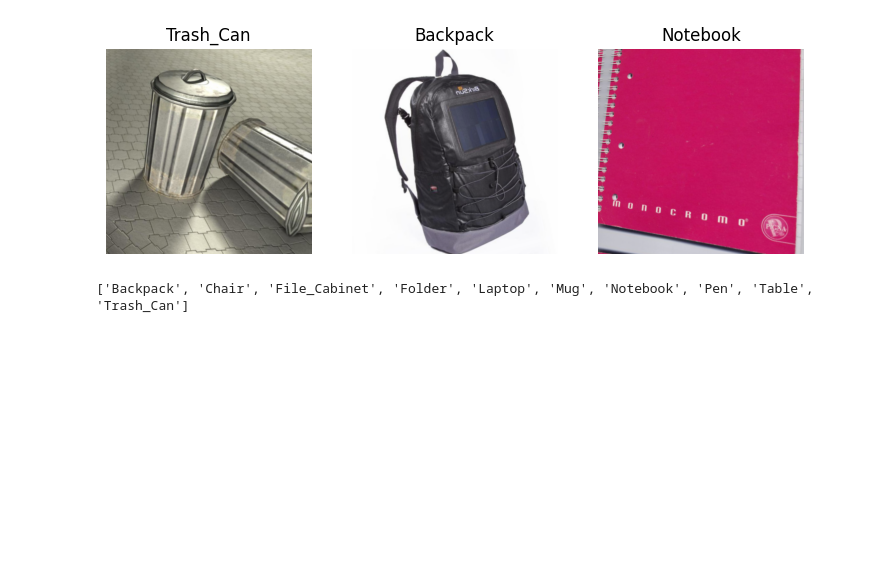
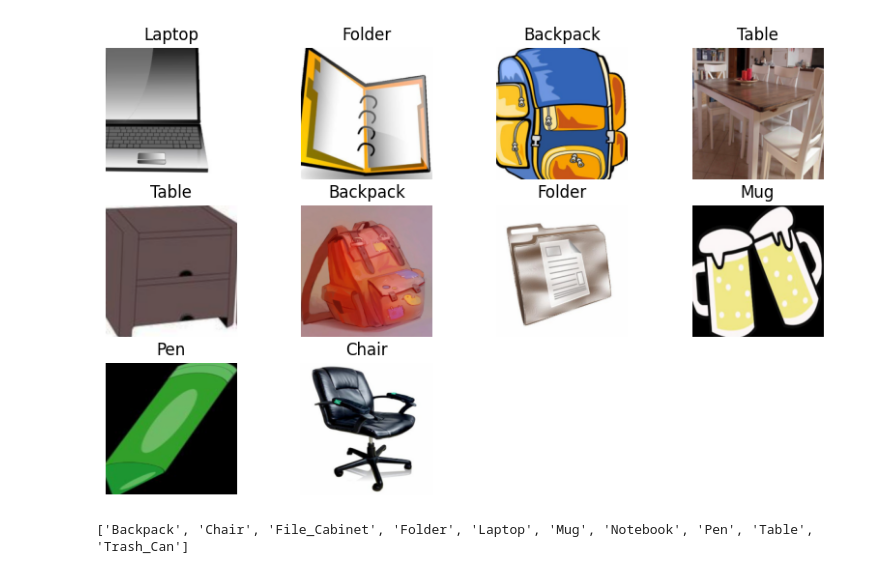
Before and after one commit to magala20-alt/AI-In-Robotics, a Jupyter notebook: model.ipynb, the cells around one changed output. Drawn from its saved outputs; the diff is of its cells as text; code cells hidden in the pictures; blank space fills up the shorter version.

```diff
--- a/model.ipynb
+++ b/model.ipynb
@@ -19,16 +19,19 @@ dls = ImageDataLoaders.from_folder(
     valid_pct=0.2,       # 80/20 split
     seed=42,             # reproducibility
     bs=32,               # batch size
-    item_tfms=Resize(460),  # resize before augmentation
+    item_tfms=Resize(460, method=ResizeMethod.Squish, pad_mode='zeros'),  # resize before augmentation
     batch_tfms=[
         *aug_transforms(  # fastai's smart augmentations
+            size= 224,
             do_flip=True,
             flip_vert=False,
-            max_rotate=25,
+            max_rotate=10,
             max_zoom=1.1,
-            max_warp=0.15,
-            p_affine=0.9,
-            p_lighting=0.8
+            min_scale=0.9,
+            max_warp=0.05,
+            p_affine=0.5,
+            p_lighting=0.7
+
         ),
         Normalize.from_stats(*imagenet_stats)
     ]
@@ -42,9 +45,9 @@ learn = vision_learner(
     opt_func=SGD
 )
 # %%
-dls.show_batch(nrows=1,ncols=3)
+dls.show_batch(max_n=10, figsize=(10,6))
 # %% [output]
-[figure, old version]
+[figure, new version]
 # %%
 # print classes
 print(dls.vocab)
```
Also changed, not shown: parts of 2 cells of this notebook.
